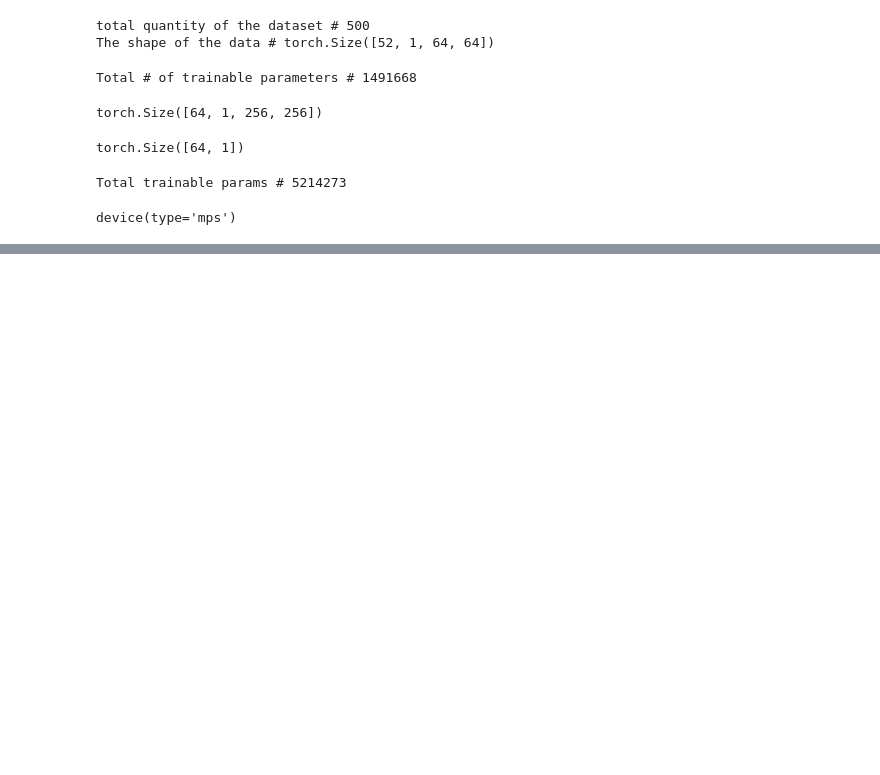
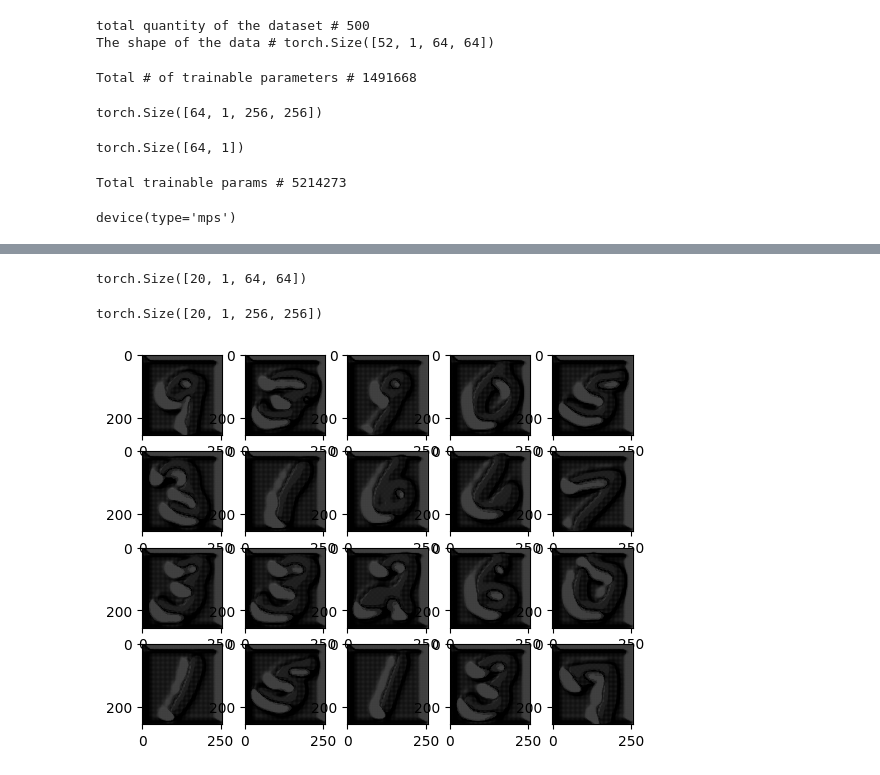
Before and after one commit to atikul-islam-sajib/GPSRGAN, a Jupyter notebook: notebooks/ModelPrototyping.ipynb, the cells around one changed output, grey strips where cells are left out. Cells and saved outputs as stored; diff of their text form; code cells hidden in the pictures; blank space fills up the shorter version.

```diff
--- a/notebooks/ModelPrototyping.ipynb
+++ b/notebooks/ModelPrototyping.ipynb
@@ -379,0 +395,22 @@ for epoch in range(num_epochs):
+# %%
+data, _ = next(iter(dataloader))
+dataset = data[0:20]
+dataset.shape
+# %% [output]
+torch.Size([20, 1, 64, 64])
+# %%
+generated_data.shape
+# %% [output]
+torch.Size([20, 1, 256, 256])
+# %%
+generated_data = generator(dataset)
+
+import matplotlib.pyplot as plt
+
+for index, image in enumerate(generated_data):
+    plt.subplot(4, 5, index + 1)
+    plt.imshow(image.detach().numpy().reshape(256, 256), cmap='gray')
+
+plt.show()
+# %% [output]
+[figure, added]
```
Also changed, not shown: parts of 1 cell of this notebook.
